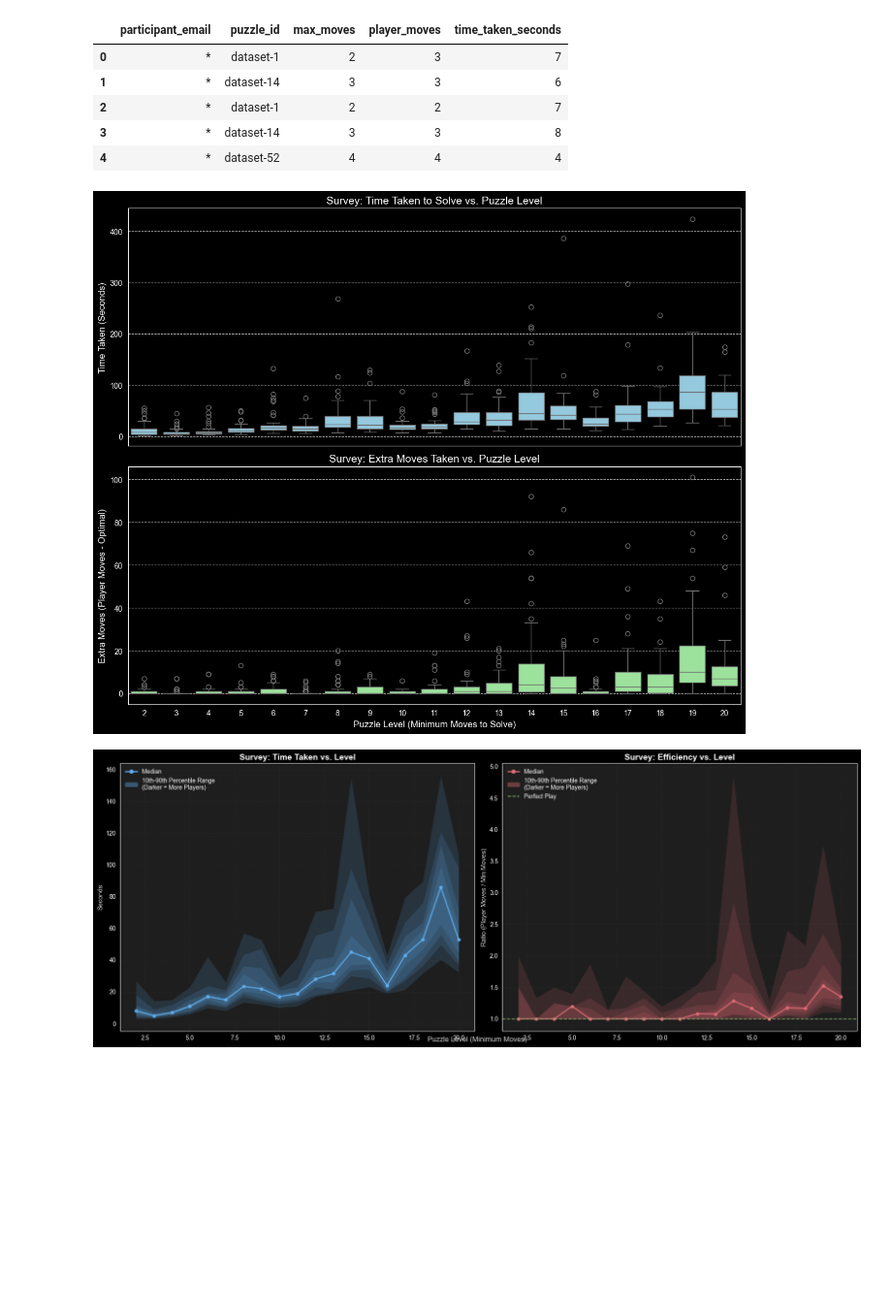
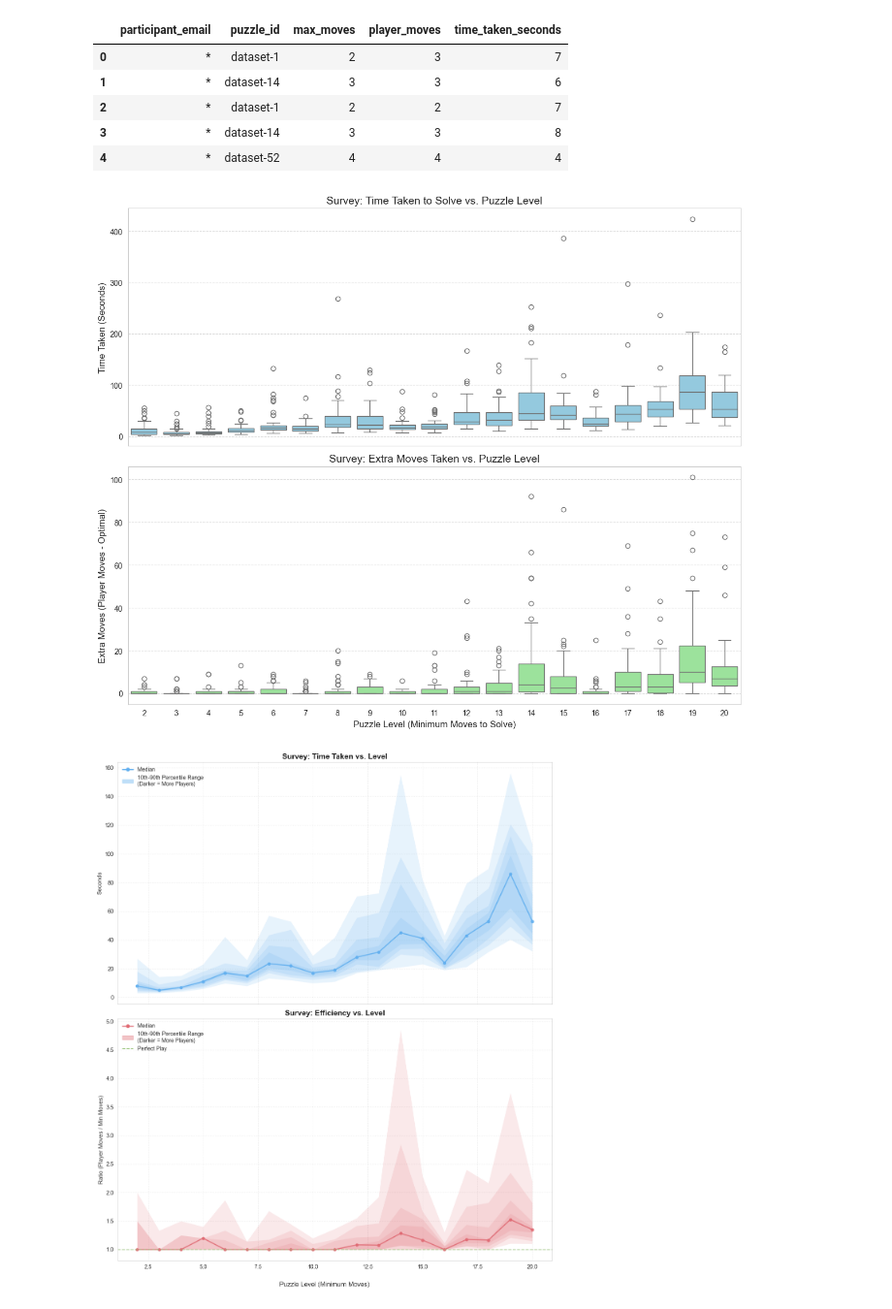
Before and after one commit to saintsauceee/visual-cot, a Jupyter notebook: survey/survey.ipynb, the cells around one changed output. Shown at 97% size. Drawn from its saved outputs; the diff is of its cells as text; code cells hidden in the pictures; blank space fills up the shorter version.

Commit message:
fix: modified plots

```diff
--- a/survey/survey.ipynb
+++ b/survey/survey.ipynb
@@ -3,6 +3,9 @@ import pandas as pd
 import matplotlib.pyplot as plt
 import matplotlib.patches as mpatches
 import seaborn as sns
+
+sns.set_theme(style='whitegrid')
+plt.style.use('default')
 # %%
 df = pd.read_csv("../data/survey/results.csv")
 df.head()
@@ -40,7 +43,7 @@ plt.tight_layout()
 plt.savefig('difficulty_analysis.png')
 plt.show()
 # %% [output]
-[figure, old version]
+[figure, new version]
 # %%
 # Calculate efficiency metric
 # Optimality Ratio: 1.0 means perfect play. >1.0 means extra moves were used.
@@ -84,20 +87,18 @@ def plot_fan_chart(ax, x_col, y_col, data, base_color, title, ylabel, show_ref_l
             markersize=5, alpha=0.9, label='Median')
 
     # Styling
-    ax.set_title(title, fontsize=14, fontweight='bold', color='white')
-    ax.set_ylabel(ylabel, fontsize=11, color='#cccccc')
-
-    # Set dark background for contrast
-    ax.set_facecolor('#1e1e1e')
-    ax.grid(True, linestyle=':', alpha=0.3, color='#555555')
+    ax.set_title(title, fontsize=14, fontweight='bold', color='#222222')
+    ax.set_ylabel(ylabel, fontsize=11, color='#333333')
+    ax.set_facecolor('white')
+    ax.grid(True, linestyle=':', alpha=0.4, color='#bbbbbb')
 
     # Optional reference line for "Perfect Play"
     if show_ref_line:
         ax.axhline(y=1.0, color='#98c379', linestyle='--', linewidth=1.5, alpha=0.8, label='Perfect Efficiency (1.0)')
 
 # 3. Create the Figure
-plt.style.use('dark_background') # Using dark mode to make colors pop
-fig, (ax1, ax2) = plt.subplots(1, 2, figsize=(18, 7))
+fig, axes = plt.subplots(2, 1, figsize=(12, 14), sharex=True)
+ax1, ax2 = axes
 
 # --- Plot 1: Time Taken (Blue Depth) ---
 plot_fan_chart(
@@ -106,8 +107,7 @@ plot_fan_chart(
     y_col='time_taken_seconds',
     data=df,
     base_color='#61afef',  # Bright Blue
-    title=''
-          'Survey: Time Taken vs. Level',
+    title='Survey: Time Taken vs. Level',
     ylabel='Seconds'
 )
 
@@ -120,34 +120,34 @@ plot_fan_chart(
     base_color='#e06c75',  # Soft Red
     title='Survey: Efficiency vs. Level',
     ylabel='Ratio (Player Moves / Min Moves)',
     show_ref_line=True
 )
 
 # 4. Add Custom Legends
 def create_gradient_legend(color, ax):
     # Create proxy artists for the legend
     median_line = plt.Line2D([0], [0], color=color, marker='o', lw=2, label='Median')
 
     # Create a patch to represent the gradient range
     range_patch = mpatches.Patch(color=color, alpha=0.4, label='10th-90th Percentile Range\n(Darker = More Players)')
 
     handles = [median_line, range_patch]
 
     # Add the green line for the second plot if needed
     if ax == ax2:
         ref_line = plt.Line2D([0], [0], color='#98c379', linestyle='--', lw=1.5, label='Perfect Play')
         handles.append(ref_line)
 
     ax.legend(handles=handles, loc='upper left', frameon=False, fontsize=10)
 
 create_gradient_legend('#61afef', ax1)
 create_gradient_legend('#e06c75', ax2)
 
 # Global X Label
-fig.text(0.5, 0.02, 'Puzzle Level (Minimum Moves)', ha='center', fontsize=12, color='#cccccc')
+fig.text(0.5, 0.01, 'Puzzle Level (Minimum Moves)', ha='center', fontsize=12, color='#222222')
 
-plt.tight_layout()
-plt.savefig('depth_analysis.png', dpi=300) # High DPI for better gradients
+plt.tight_layout(rect=[0, 0.03, 1, 1])
+plt.savefig('depth_analysis.png', dpi=300, facecolor='white')
 plt.show()
 # %% [output]
-[figure, old version]
+[figure, new version]
```
Also changed, not shown: 2 other files.
